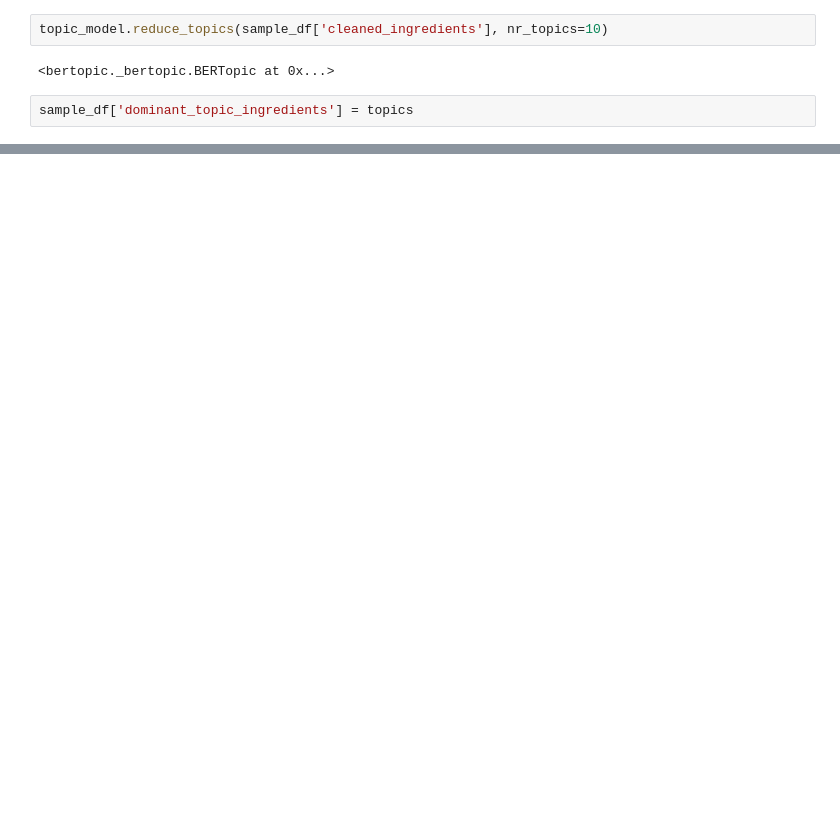
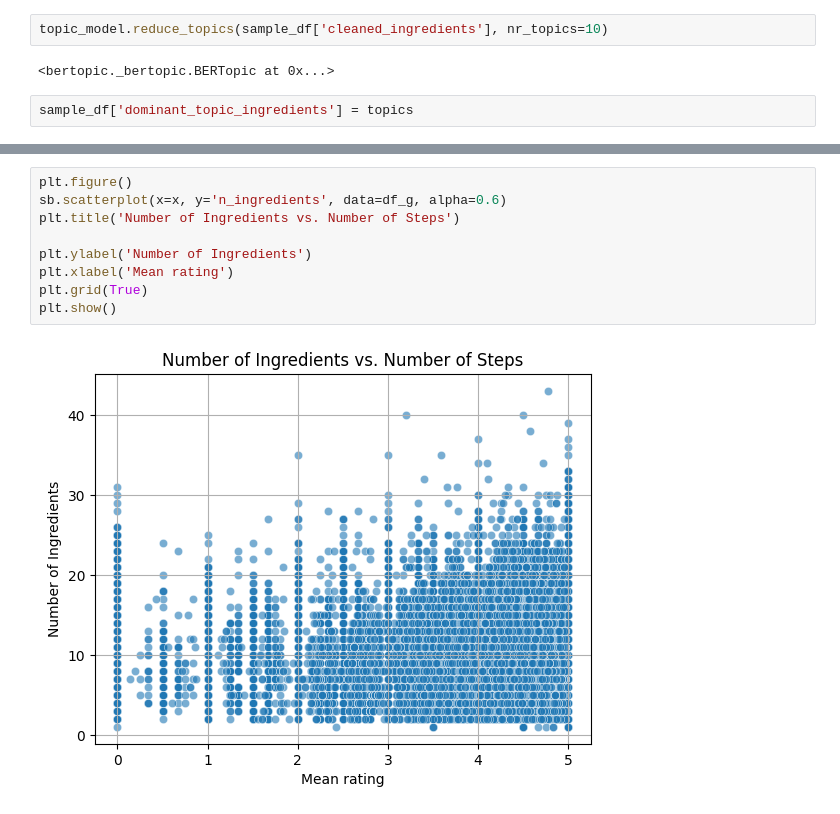
Before and after one commit to amaldre/projet_Kit_Big_Data, a Jupyter notebook: data_processing/eda__features_mode.ipynb, the cells around one changed output, grey strips where cells are left out. Drawn from its saved outputs; the diff is of its cells as text; blank space fills up the shorter version.

```diff
--- a/data_processing/eda__features_mode.ipynb
+++ b/data_processing/eda__features_mode.ipynb
@@ -1191,0 +1210,11 @@ topic_model.get_topic_info()
+# %%
+plt.figure()
+sb.scatterplot(x=x, y='n_ingredients', data=df_g, alpha=0.6)
+plt.title('Number of Ingredients vs. Number of Steps')
+
+plt.ylabel('Number of Ingredients')
+plt.xlabel('Mean rating')
+plt.grid(True)
+plt.show()
+# %% [output]
+[figure, added]
```
Also changed, not shown: parts of 33 cells of this notebook.
